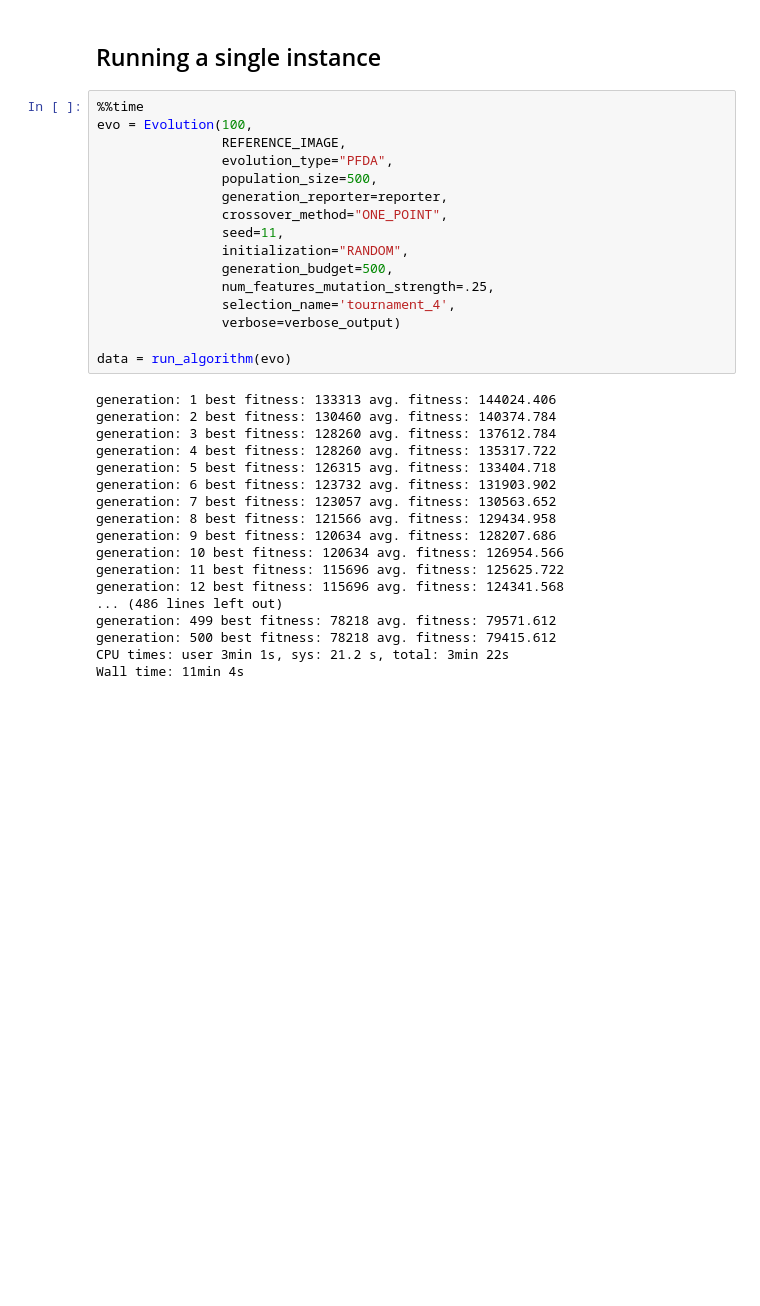
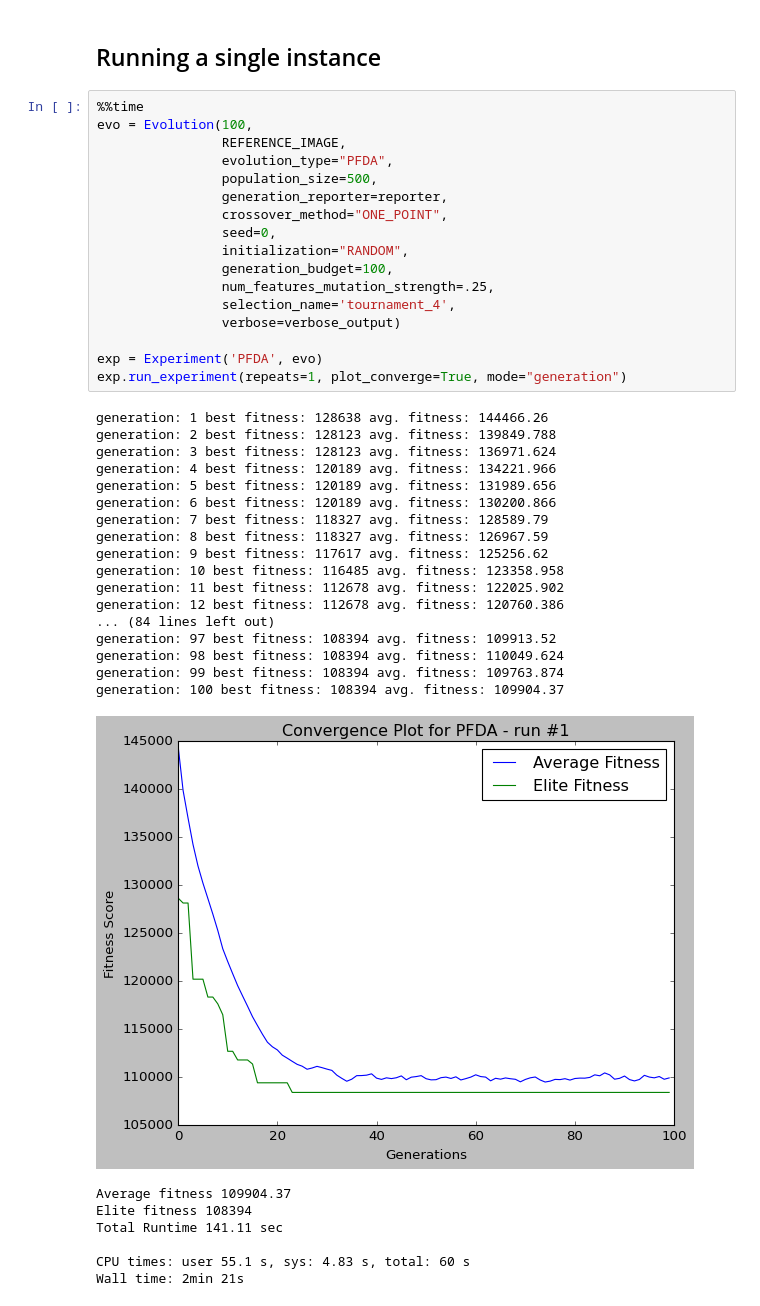
Before and after one commit to mijnnaamismarin/EA_group_project, a Jupyter notebook: PFDA.ipynb, the cells around one changed output. Drawn from its saved outputs; the diff is of its cells as text; blank space fills up the shorter version.

Commit message:
added PFDA convergence plots

```diff
--- a/PFDA.ipynb
+++ b/PFDA.ipynb
@@ -48,34 +49,42 @@ def run_algorithm(evo):
 # %%
 %%time
 evo = Evolution(100,
                 REFERENCE_IMAGE,
                 evolution_type="PFDA",
                 population_size=500,
                 generation_reporter=reporter,
                 crossover_method="ONE_POINT",
-                seed=11,
+                seed=0,
                 initialization="RANDOM",
-                generation_budget=500,
+                generation_budget=100,
                 num_features_mutation_strength=.25,
                 selection_name='tournament_4',
                 verbose=verbose_output)
 
-data = run_algorithm(evo)
+exp = Experiment('PFDA', evo)
+exp.run_experiment(repeats=1, plot_converge=True, mode="generation")
 # %% [output]
-generation: 1 best fitness: 133313 avg. fitness: 144024.406
-generation: 2 best fitness: 130460 avg. fitness: 140374.784
-generation: 3 best fitness: 128260 avg. fitness: 137612.784
-generation: 4 best fitness: 128260 avg. fitness: 135317.722
-generation: 5 best fitness: 126315 avg. fitness: 133404.718
-generation: 6 best fitness: 123732 avg. fitness: 131903.902
-generation: 7 best fitness: 123057 avg. fitness: 130563.652
-generation: 8 best fitness: 121566 avg. fitness: 129434.958
-generation: 9 best fitness: 120634 avg. fitness: 128207.686
-generation: 10 best fitness: 120634 avg. fitness: 126954.566
-generation: 11 best fitness: 115696 avg. fitness: 125625.722
-generation: 12 best fitness: 115696 avg. fitness: 124341.568
-... (486 lines left out)
-generation: 499 best fitness: 78218 avg. fitness: 79571.612
-generation: 500 best fitness: 78218 avg. fitness: 79415.612
-CPU times: user 3min 1s, sys: 21.2 s, total: 3min 22s
-Wall time: 11min 4s
+generation: 1 best fitness: 128638 avg. fitness: 144466.26
+generation: 2 best fitness: 128123 avg. fitness: 139849.788
+generation: 3 best fitness: 128123 avg. fitness: 136971.624
+generation: 4 best fitness: 120189 avg. fitness: 134221.966
+generation: 5 best fitness: 120189 avg. fitness: 131989.656
+generation: 6 best fitness: 120189 avg. fitness: 130200.866
+generation: 7 best fitness: 118327 avg. fitness: 128589.79
+generation: 8 best fitness: 118327 avg. fitness: 126967.59
+generation: 9 best fitness: 117617 avg. fitness: 125256.62
+generation: 10 best fitness: 116485 avg. fitness: 123358.958
+generation: 11 best fitness: 112678 avg. fitness: 122025.902
+generation: 12 best fitness: 112678 avg. fitness: 120760.386
+... (84 lines left out)
+generation: 97 best fitness: 108394 avg. fitness: 109913.52
+generation: 98 best fitness: 108394 avg. fitness: 110049.624
+generation: 99 best fitness: 108394 avg. fitness: 109763.874
+generation: 100 best fitness: 108394 avg. fitness: 109904.37
+[figure, added]
+Average fitness 109904.37
+Elite fitness 108394
+Total Runtime 141.11 sec
+
+CPU times: user 55.1 s, sys: 4.83 s, total: 60 s
+Wall time: 2min 21s
```
Also changed, not shown: parts of 1 cell of this notebook, 5 other files.
